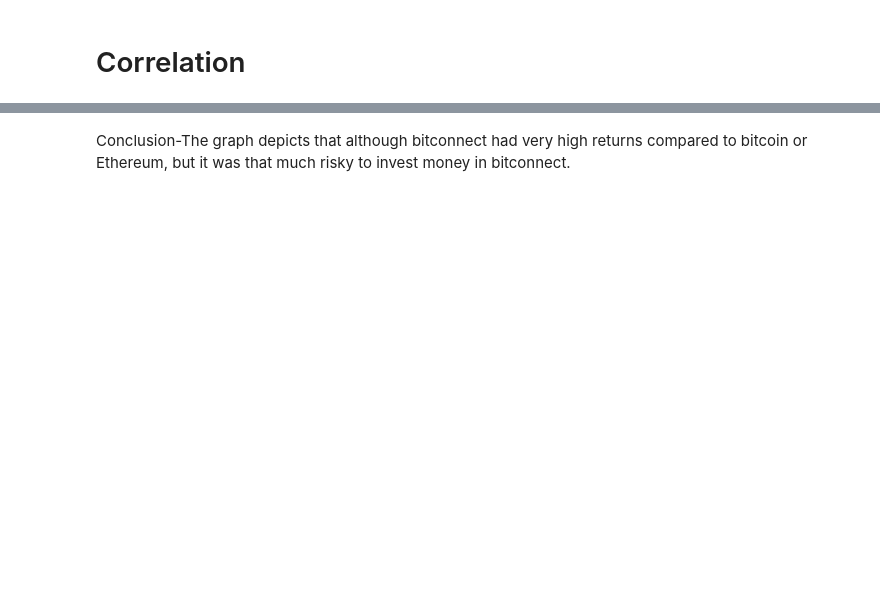
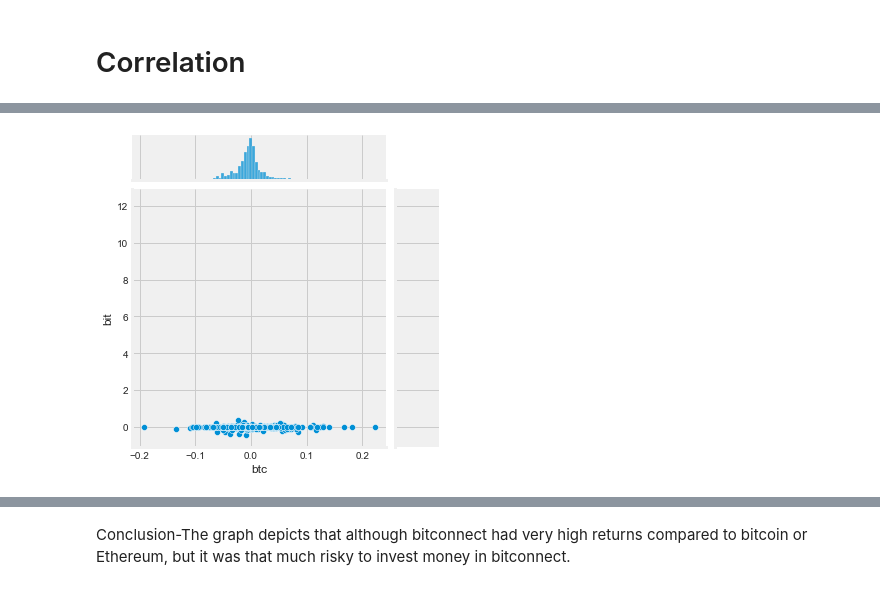
Before and after one commit to yamini236/Microsoftengage-Used-Cars-Data-Analysis, a Jupyter notebook: M.Engage.ipynb, the cells around one changed output, grey strips where cells are left out. Drawn from its saved outputs; the diff is of its cells as text; code cells hidden in the pictures; blank space fills up the shorter version.

```diff
--- a/M.Engage.ipynb
+++ b/M.Engage.ipynb
@@ -139,14 +339,5 @@ From the given plot we observer that the daily return in currency of ethereum an
 # %% [markdown]
 # Correlation
-# %%
-closeDf18=pd.DataFrame()
-
-closeDf18['eth']=ether18['Close']
-closeDf18['btc']=btc18['Close']
-closeDf18['bit']=bit18['Close']
-
-returns18 = closeDf18.pct_change()
-returns18.head()
 # %%
 btc=equalize(btc,ether)
 doge=equalize(doge,ether)
@@ -161,4 +361,6 @@ returns.head()
 # %%
-sns.jointplot(data=returns18, x='btc', y="bit", kind='scatter',color='###00b2ca',height=8)
+sns.jointplot(data=returns18, x='btc', y="bit", kind='scatter',height=5)
 plt.show()
+# %% [output]
+[figure, added]
 # %%
```
Also changed, not shown: parts of 36 cells of this notebook.
